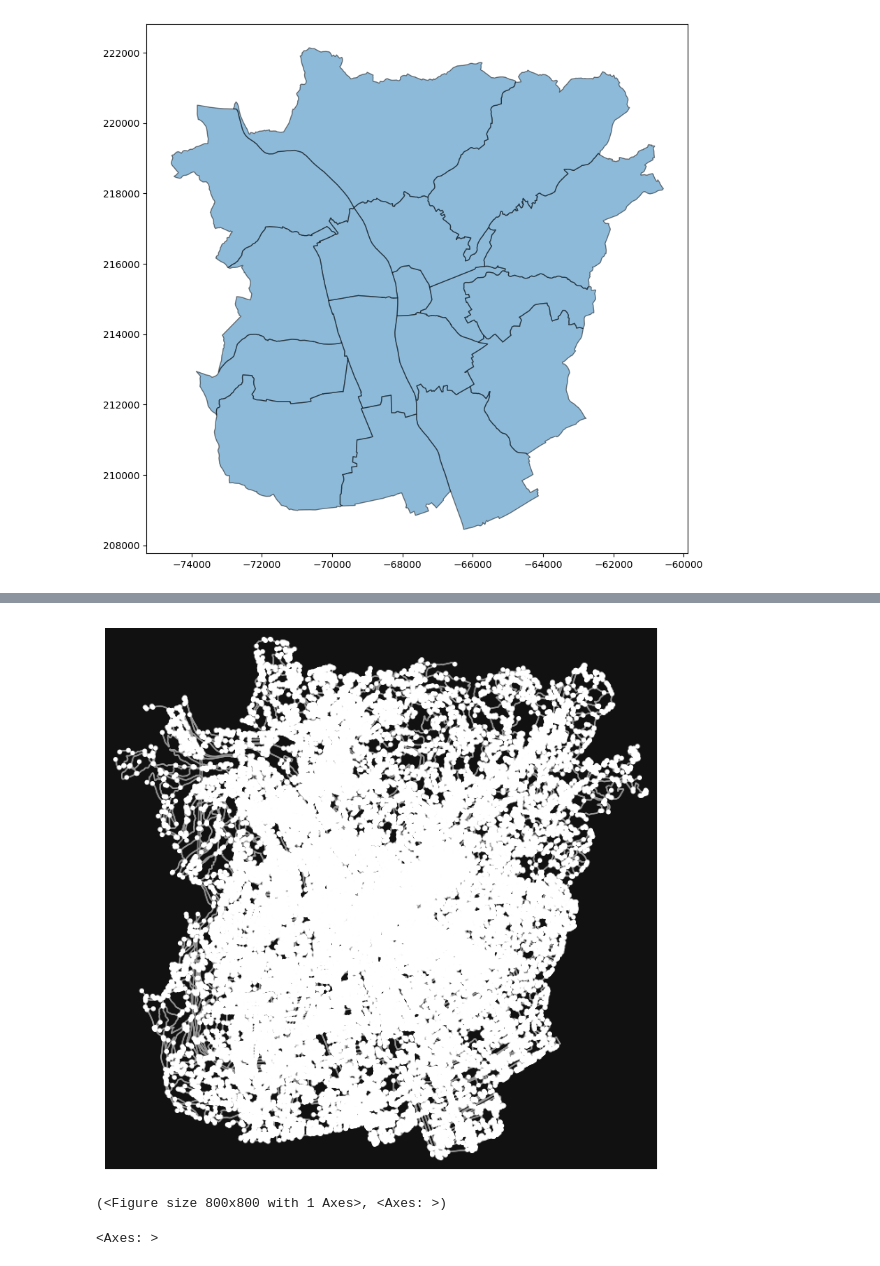
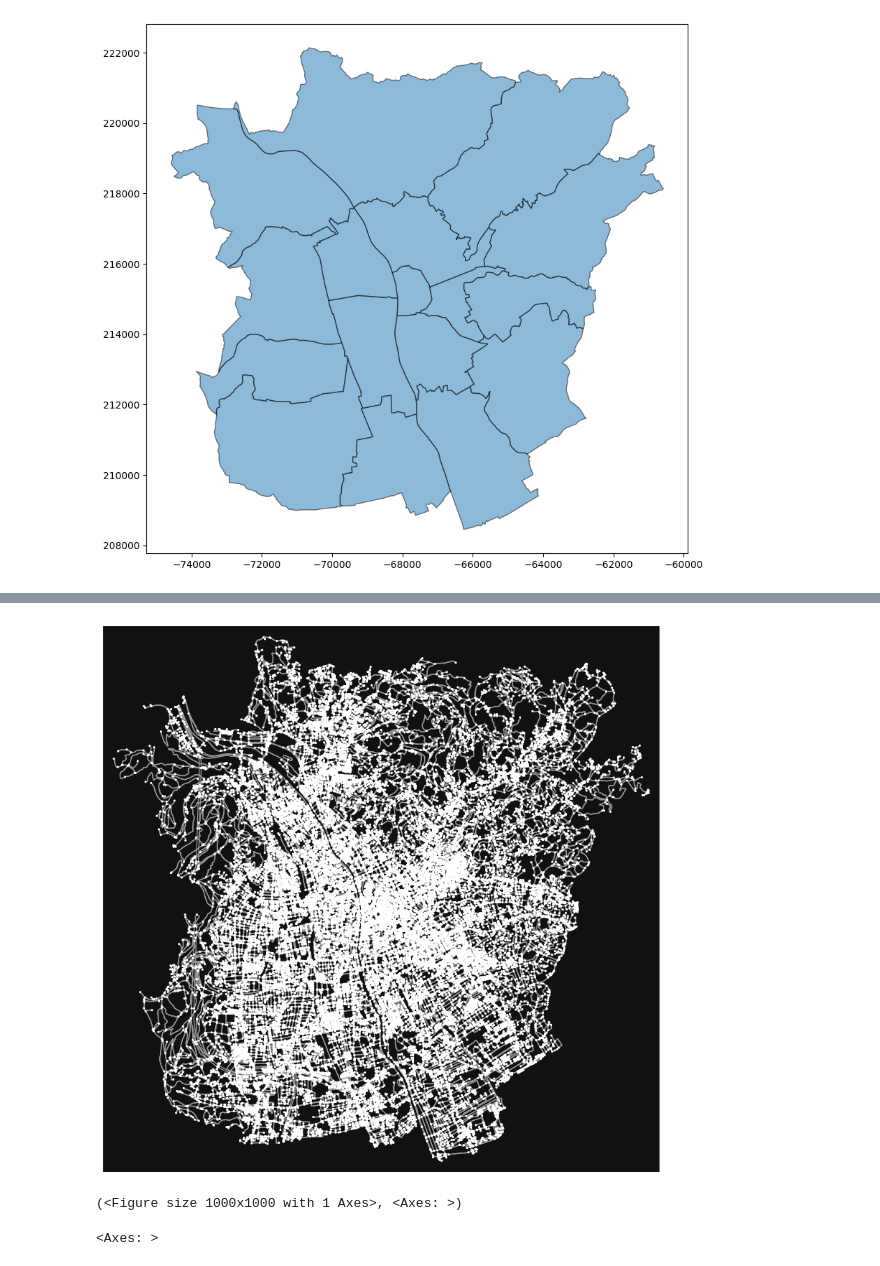
Before and after one commit to tobiashochreiter/Mid-Term-Project-GIS-Analysis-2, a Jupyter notebook: group4_midterm.ipynb, the cells around one changed output, grey strips where cells are left out. Drawn from its saved outputs; the diff is of its cells as text; code cells hidden in the pictures.

```diff
--- a/group4_midterm.ipynb
+++ b/group4_midterm.ipynb
@@ -84,19 +83,19 @@ gdf_residential.plot(figsize=(10,10), alpha=0.5, edgecolor='k')
 # %%
 #if street network already exists, load it (to save time), otherwise download and save it
 try:
     network_graz = ox.load_graphml("graz_street_network.graphml")
 except:
     # get the street network for walking within the boundary of Graz
     network_graz = ox.graph_from_place(place_name, network_type="all")
     network_graz = ox.project_graph(network_graz, to_crs="epsg:31256")
     #save the graph
     ox.save_graphml(network_graz, filepath="graz_street_network.graphml")
 
 # Plot the network using osmnx built-in function
-ox.plot_graph(network_graz)
+ox.plot_graph(network_graz, node_size=5, figsize=(10,10))
 # %% [output]
-[figure, old version]
+[figure, new version]
-(<Figure size 800x800 with 1 Axes>, <Axes: >)
+(<Figure size 1000x1000 with 1 Axes>, <Axes: >)
 # %%
 # Define tags for urban green spaces and parks
 tags = {
```
Also changed, not shown: parts of 23 cells of this notebook, 4 other files.
